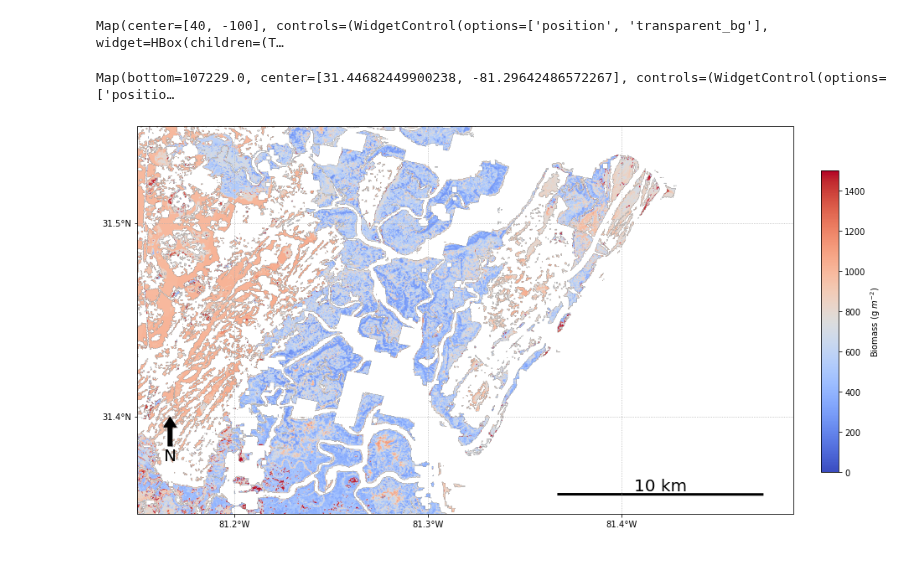
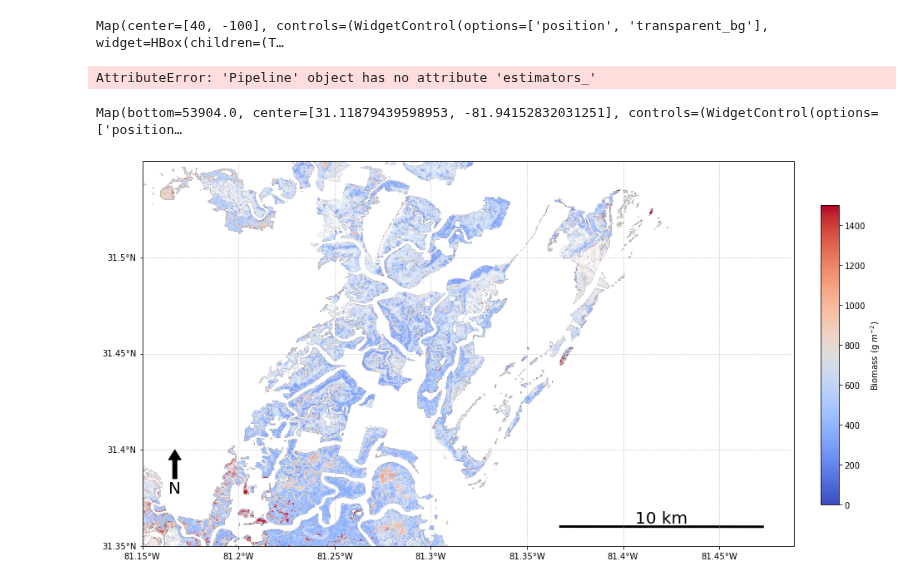
Before and after one commit to asajulien/PhD, a Jupyter notebook: Jupyter/Georgia/Mapping model.ipynb, the cells around one changed output. Drawn from its saved outputs; the diff is of its cells as text; code cells hidden in the pictures.

Commit message:
Masking work

```diff
--- a/Jupyter/Georgia/Mapping model.ipynb
+++ b/Jupyter/Georgia/Mapping model.ipynb
@@ -300,7 +300,7 @@ Map
 # %% [output]
 Map(center=[40, -100], controls=(WidgetControl(options=['position', 'transparent_bg'], widget=HBox(children=(T…
 # %%
-##Make all variables included in model
+##Make all variables included in model ##WATCH OVER-MASKING
 
 from geemap import ml
 
@@ -316,10 +316,13 @@ img1 = ee.Image([daymet, FLAT19, dem2])
 dataset = ee.ImageCollection('USGS/NLCD_RELEASES/2019_REL/NLCD')
 nlcd2019 = dataset.filter(ee.Filter.eq('system:index', '2019')).first() ##use different NLCD image for earlier years
 landcover = nlcd2019.select('landcover')
+elev_set = dem2.select('Elevation')
+elevmask = elev_set.updateMask(elev_set.lte(2)) ##Elevation masking - BE CAREFUL HERE!!!!!!!!!!!!!!!!!!!!!!!!!!!!!!!!!!!!!
 
-landcovermask = landcover.remap([11,31,90,95], [1,1,1,1])
+landcovermask = landcover.remap([31,95], [1,1]) ##90,11 removed. How to get land represented, just an unrelated color?
 
 img1 = img1.updateMask(landcovermask)
+img1 = img1.updateMask(elevmask)
 
 ##Adding variables in LANDSAT 8:
 
@@ -422,6 +425,8 @@ ee_classifier = ml.strings_to_classifier(trees)
 classified = img1.select(feature_names).classify(ee_classifier)
 
 # classified = img1.select(feature_names).classify(pipe)
+# %% [output]
+AttributeError: 'Pipeline' object has no attribute 'estimators_'
 # %%
 import geemap.colormaps as cm
 roi2 = ee.Geometry.Point([-81.2890, 31.3985]).buffer(20000)
@@ -439,7 +444,7 @@ Map
 
 # cm.list_colormaps()
 # %% [output]
-Map(bottom=107229.0, center=[31.44682449900238, -81.29642486572267], controls=(WidgetControl(options=['positio…
+Map(bottom=53904.0, center=[31.11879439598953, -81.94152832031251], controls=(WidgetControl(options=['position…
 # %%
 ##Cartoee
 from geemap import cartoee
@@ -454,34 +459,34 @@ flux_region = [-81.3, 31.42, -81.26, 31.45] ##Why are coordinates changing based
 vis = {'min': 0, 'max': 1500}  # define vis parameters for image
 
 cmap = "coolwarm"
 
 fig = plt.figure(figsize=(15, 10))
 
 # use cartoee to get a map
 ax = cartoee.get_map(classified, region=zoom_region, vis_params=vis, cmap = cmap)
 
 # add a colorbar to the map using the visualization params we passed to the map
 cartoee.add_colorbar(ax, vis, cmap = cmap, loc="right", label="Biomass (g $m^{-2}$)", orientation="vertical")
 
 # add gridlines to the map at a specified interval
-cartoee.add_gridlines(ax, interval=[0.1, 0.1], linestyle=":")
+cartoee.add_gridlines(ax, interval=[0.05, 0.05], linestyle=":")
 
 # add coastlines using the cartopy api - way off! check with zoomed out image
 # ax.coastlines(color="red")
 
 # add north arrow
 cartoee.add_north_arrow(
     ax, text="N", xy=(0.05, 0.25), text_color="black", arrow_color="black", fontsize=20
 )
 
 # add scale bar
 cartoee.add_scale_bar_lite(
     ax, length=10, xy=(0.1, 0.05), fontsize=20, color="black", unit="km"
 )
 
 ##More info here: https://geemap.org/notebooks/50_cartoee_quickstart/#plotting-an-image
 ##And here: https://geemap.org/notebooks/66_cartoee_legend/
 # %% [output]
-[figure, old version]
+[figure, new version]
 # %%
 ##Note on map (above): block areas of missing data (not cloud-masked regions) are missing daymet data most likely
```
Also changed, not shown: parts of 1 cell of this notebook, 2 other files.
